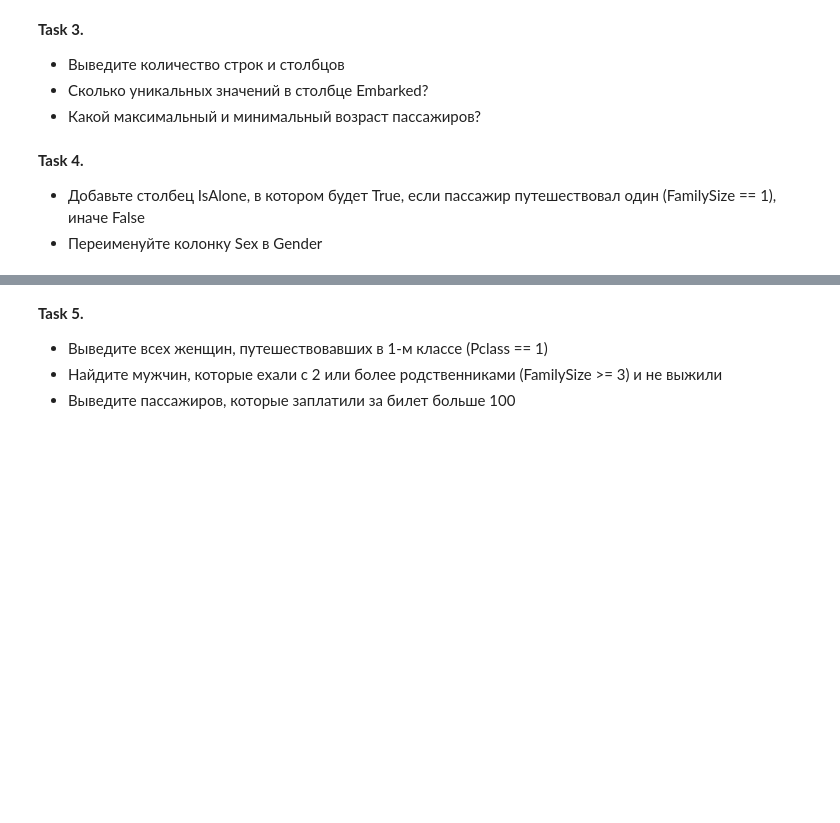
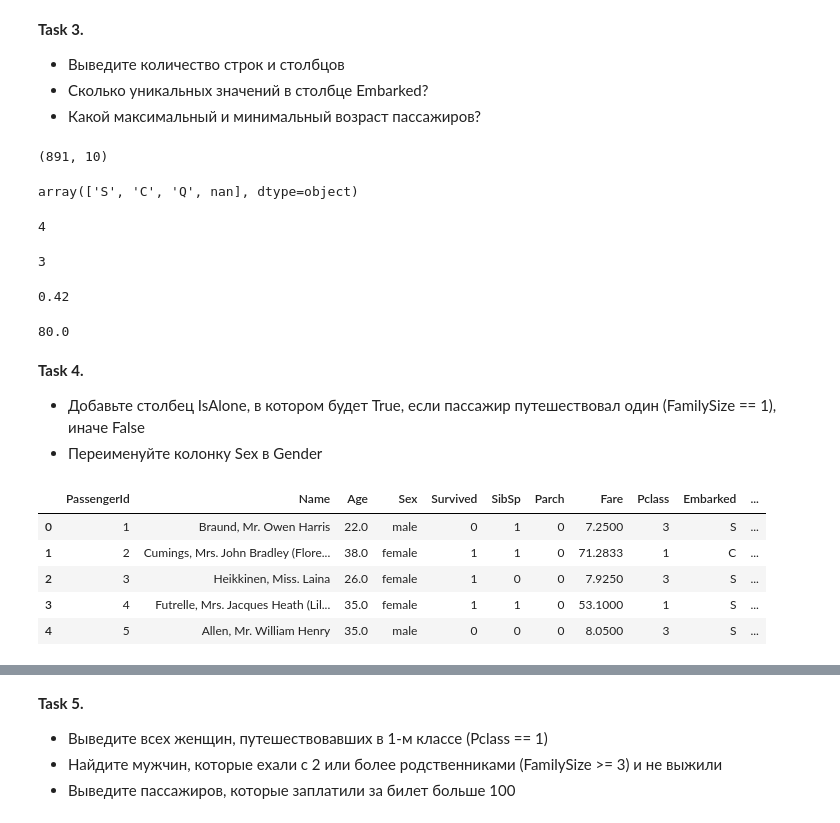
Before and after one commit to cpython-projects/da_2603, a Jupyter notebook: lesson_15_hw.ipynb, the cells around one changed output, grey strips where cells are left out. Drawn from its saved outputs; the diff is of its cells as text; code cells hidden in the pictures; blank space fills up the shorter version.

```diff
--- a/lesson_15_hw.ipynb
+++ b/lesson_15_hw.ipynb
@@ -5,2 +16,5 @@
 # %% [markdown]
 **Task 2.** Оставьте только нужные столбцы ('PassengerId', 'Name', 'Age', 'Sex', 'Survived', 'SibSp', 'Parch', 'Fare', 'Pclass', 'Embarked')
+# %%
+df = df[['PassengerId', 'Name', 'Age', 'Sex', 'Survived', 'SibSp', 'Parch', 'Fare', 'Pclass', 'Embarked']]
+df.head()
@@ -9,7 +30,41 @@
 *   Выведите количество строк и столбцов
 *   Сколько уникальных значений в столбце Embarked?
 *   Какой максимальный и минимальный возраст пассажиров?
+# %%
+df.shape
+# %% [output]
+(891, 10)
+# %%
+df.Embarked.unique()
+# %% [output]
+array(['S', 'C', 'Q', nan], dtype=object)
+# %%
+len(df.Embarked.unique())
+# %% [output]
+4
+# %%
+df.Embarked.nunique()
+# %% [output]
+3
+# %%
+df.Age.min()
+# %% [output]
+0.42
+# %%
+df.Age.max()
+# %% [output]
+80.0
 # %% [markdown]
 **Task 4.**
 *   Добавьте столбец IsAlone, в котором будет True, если пассажир путешествовал один (FamilySize == 1), иначе False
 *   Переименуйте колонку Sex в Gender
+# %%
+df['FamilySize'] = df['SibSp'] + df['Parch'] + 1
+df.head()
+# %% [output]
+|  | PassengerId | Name | Age | Sex | Survived | SibSp | Parch | Fare | Pclass | Embarked | ... |
+| 0 | 1 | Braund, Mr. Owen Harris | 22.0 | male | 0 | 1 | 0 | 7.2500 | 3 | S | ... |
+| 1 | 2 | Cumings, Mrs. John Bradley (Flore... | 38.0 | female | 1 | 1 | 0 | 71.2833 | 1 | C | ... |
+| 2 | 3 | Heikkinen, Miss. Laina | 26.0 | female | 1 | 0 | 0 | 7.9250 | 3 | S | ... |
+| 3 | 4 | Futrelle, Mrs. Jacques Heath (Lil... | 35.0 | female | 1 | 1 | 0 | 53.1000 | 1 | S | ... |
+| 4 | 5 | Allen, Mr. William Henry | 35.0 | male | 0 | 0 | 0 | 8.0500 | 3 | S | ... |
```
Also changed, not shown: parts of 13 cells of this notebook.
